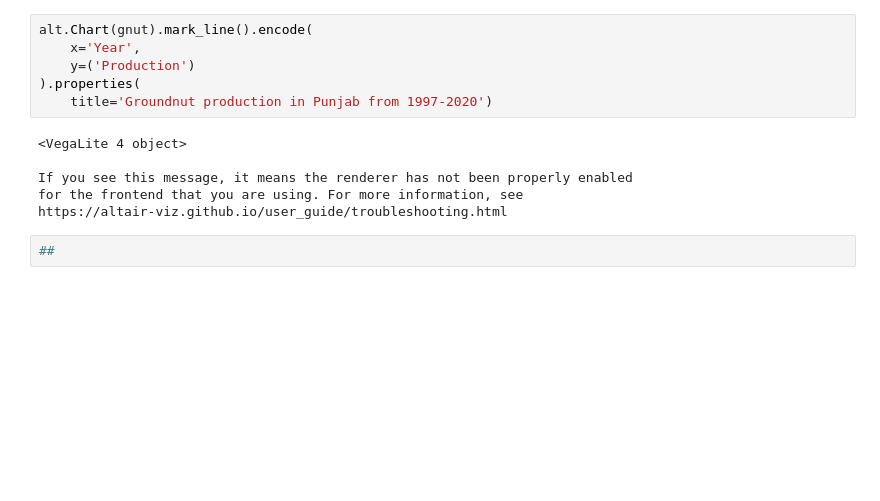
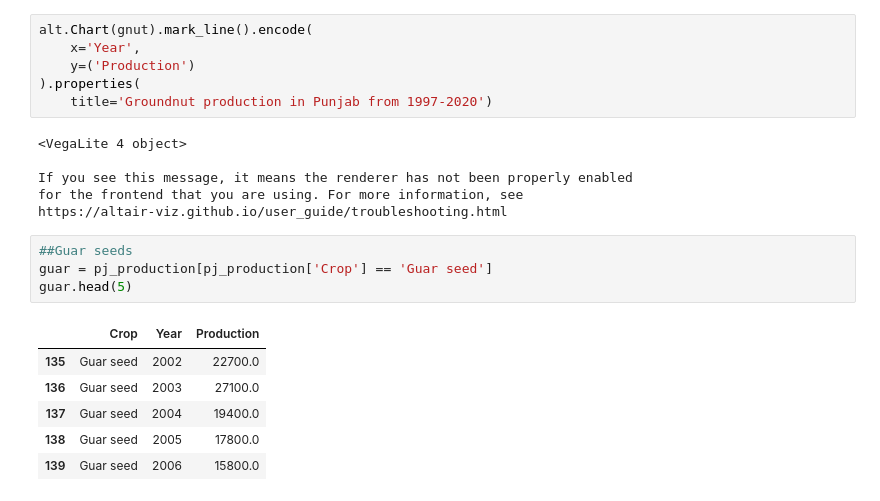
Before and after one commit to ananyatiwari14/DATAPROJECTFall2022, a Jupyter notebook: j33 finals.ipynb, the cells around one changed output. Cells and saved outputs as stored; diff of their text form; blank space fills up the shorter version.

```diff
--- a/j33 finals.ipynb
+++ b/j33 finals.ipynb
@@ -1100,5 +1100,14 @@ alt.Chart(gnut).mark_line().encode(
 If you see this message, it means the renderer has not been properly enabled
 for the frontend that you are using. For more information, see
 https://altair-viz.github.io/user_guide/troubleshooting.html
-# %%
-##
+# %%
+##Guar seeds
+guar = pj_production[pj_production['Crop'] == 'Guar seed']
+guar.head(5)
+# %% [output]
+|  | Crop | Year | Production |
+| 135 | Guar seed | 2002 | 22700.0 |
+| 136 | Guar seed | 2003 | 27100.0 |
+| 137 | Guar seed | 2004 | 19400.0 |
+| 138 | Guar seed | 2005 | 17800.0 |
+| 139 | Guar seed | 2006 | 15800.0 |
```
Also changed, not shown: parts of 37 cells of this notebook.
